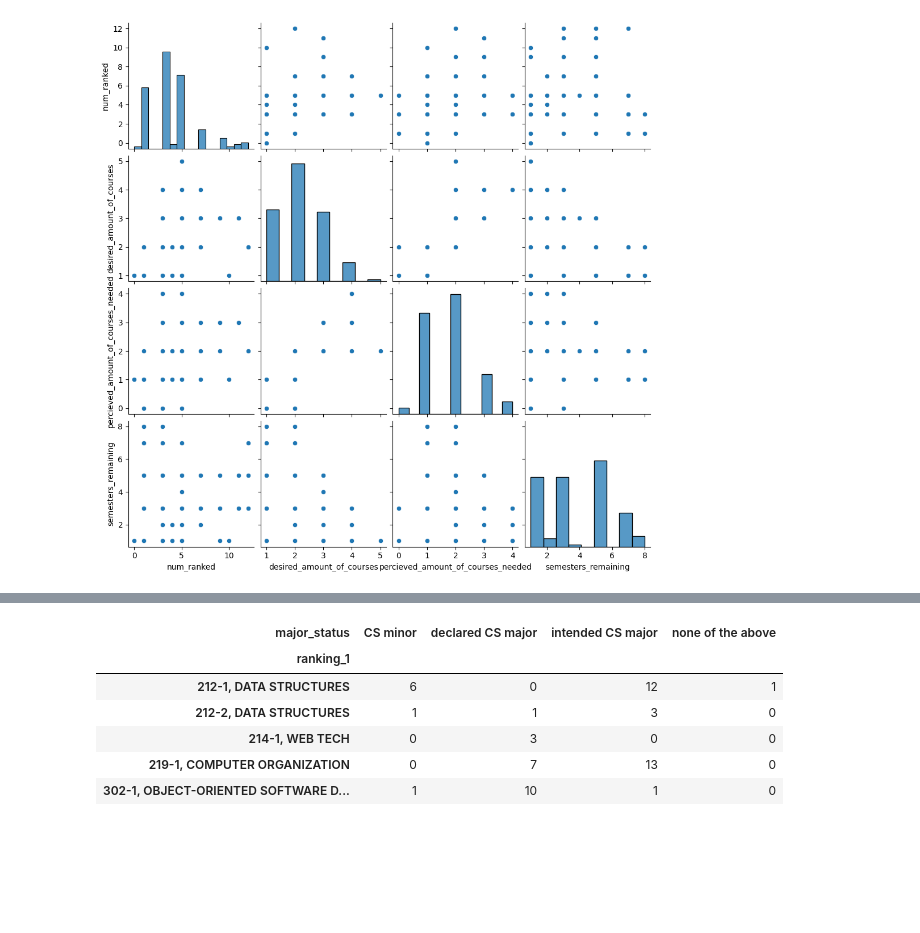
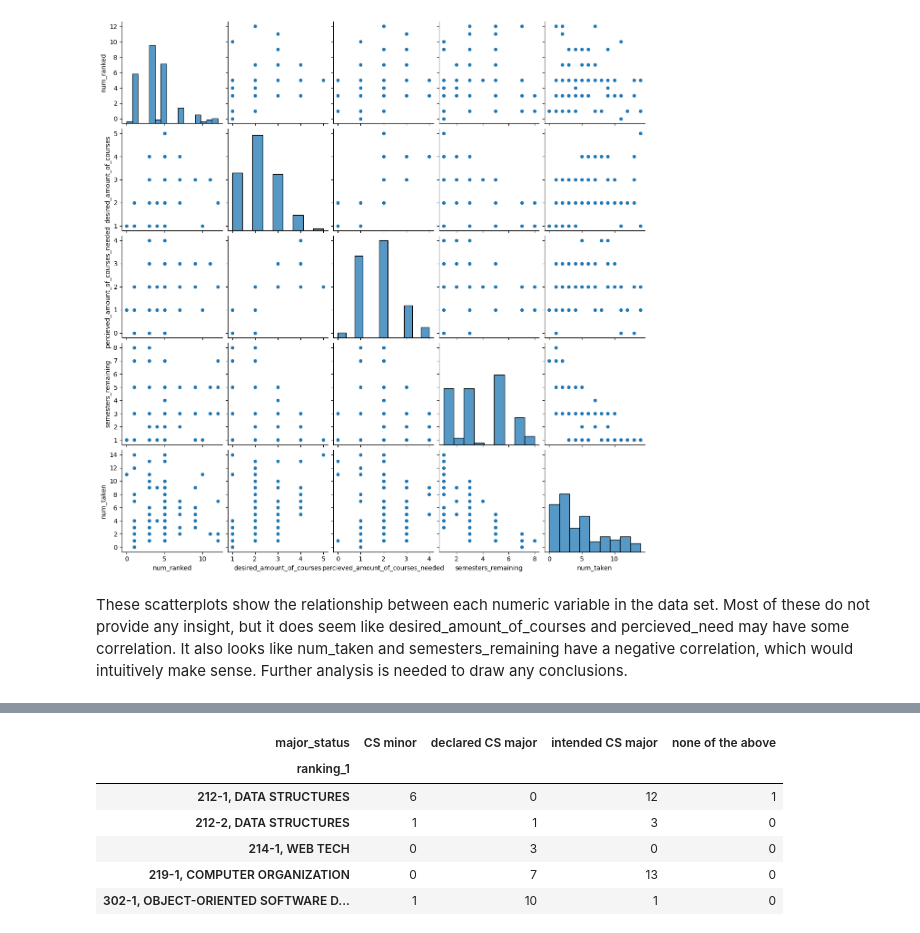
Before and after one commit to awoolfson/data-science-final, a Jupyter notebook: bivariate.ipynb, the cells around one changed output, grey strips where cells are left out. Drawn from its saved outputs; the diff is of its cells as text; code cells hidden in the pictures; blank space fills up the shorter version.

```diff
--- a/bivariate.ipynb
+++ b/bivariate.ipynb
@@ -18,17 +18,20 @@ df.head()
 # %%
 # pair wise plots for all numeric columns
 sns.pairplot(
     df,
     vars=[
         'num_ranked',
         'desired_amount_of_courses',
         'percieved_amount_of_courses_needed',
-        'semesters_remaining'
+        'semesters_remaining',
+        'num_taken'
         ],
     )
 plt.show()
 # %% [output]
-[figure, old version]
+[figure, new version]
+# %% [markdown]
+These scatterplots show the relationship between each numeric variable in the data set. Most of these do not provide any insight, but it does seem like desired_amount_of_courses and percieved_need may have some correlation. It also looks like num_taken and semesters_remaining have a negative correlation, which would intuitively make sense. Further analysis is needed to draw any conclusions.
 # %%
 # Pearson correlations between all numeric columns
 pearson = df[[
```
Also changed, not shown: parts of 8 cells of this notebook, 3 other files.
